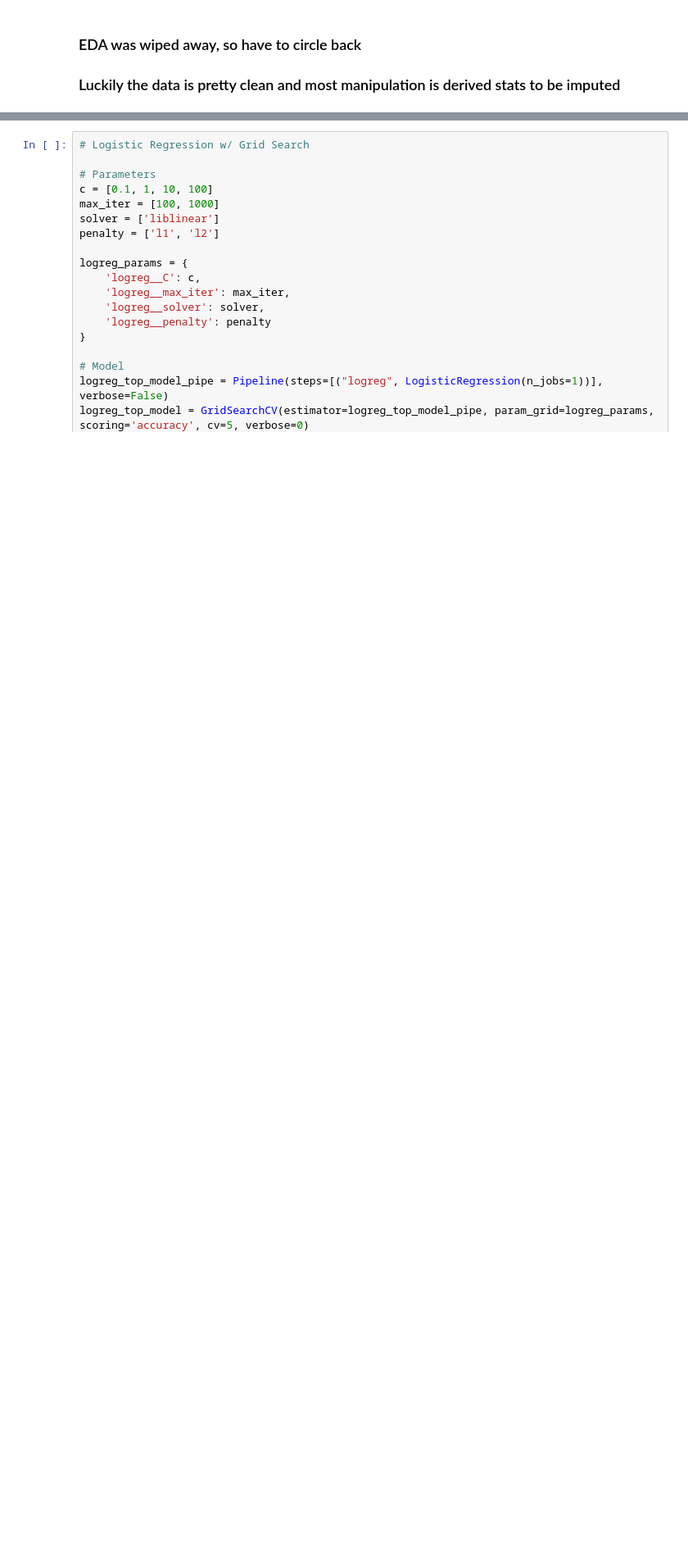
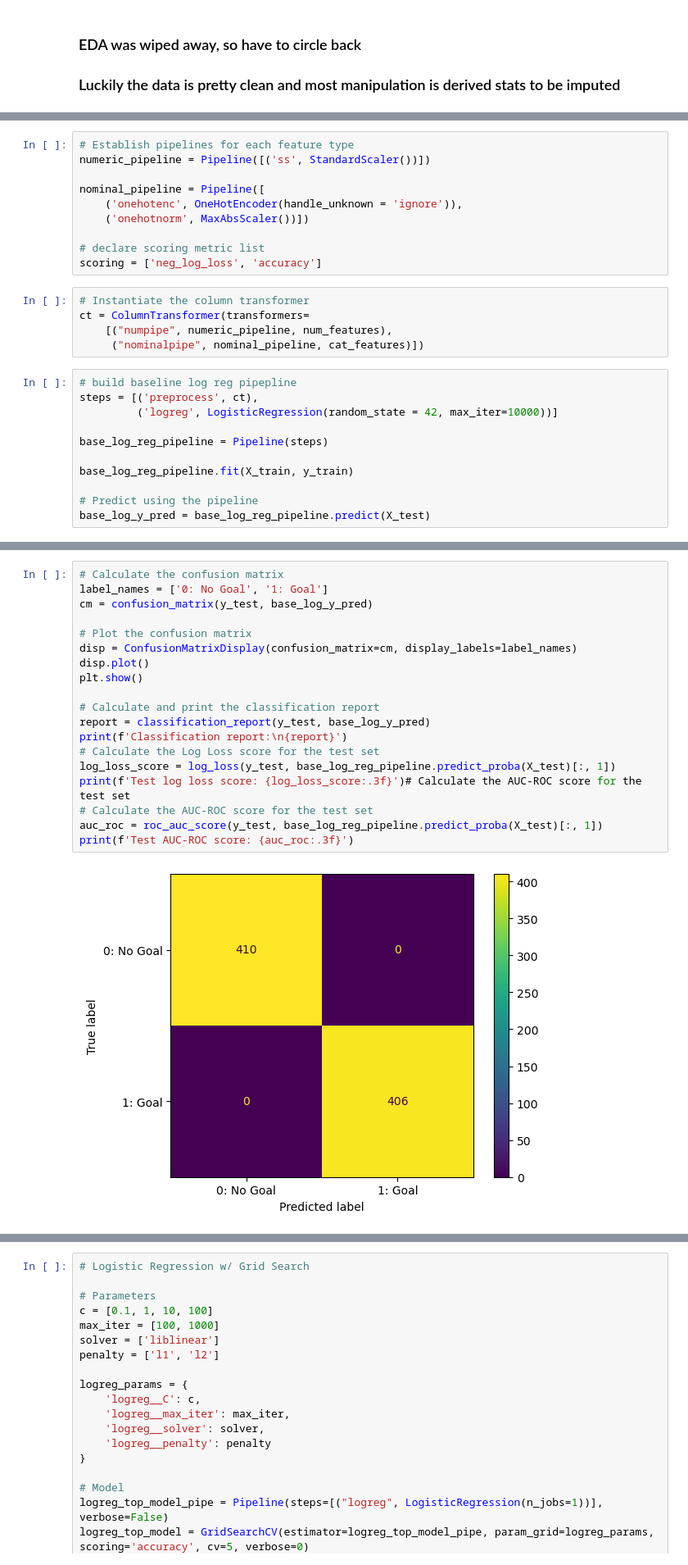
Before and after one commit to jbenasuli/nhl-predictons, a Jupyter notebook: nhl-predictions-sandbox.ipynb, the cells around one changed output, grey strips where cells are left out. Shown at 82% size. Cells and saved outputs as stored; diff of their text form; blank space fills up the shorter version.

```diff
--- a/nhl-predictions-sandbox.ipynb
+++ b/nhl-predictions-sandbox.ipynb
@@ -410,0 +713,26 @@ all_features =
+# %%
+# Establish pipelines for each feature type
+numeric_pipeline = Pipeline([('ss', StandardScaler())])
+
+nominal_pipeline = Pipeline([
+    ('onehotenc', OneHotEncoder(handle_unknown = 'ignore')),
+    ('onehotnorm', MaxAbsScaler())])
+
+# declare scoring metric list
+scoring = ['neg_log_loss', 'accuracy']
+# %%
+# Instantiate the column transformer
+ct = ColumnTransformer(transformers=
+    [("numpipe", numeric_pipeline, num_features),
+     ("nominalpipe", nominal_pipeline, cat_features)])
+# %%
+# build baseline log reg pipepline
+steps = [('preprocess', ct),
+         ('logreg', LogisticRegression(random_state = 42, max_iter=10000))]
+
+base_log_reg_pipeline = Pipeline(steps)
+
+base_log_reg_pipeline.fit(X_train, y_train)
+
+# Predict using the pipeline
+base_log_y_pred = base_log_reg_pipeline.predict(X_test)
@@ -410,0 +760,21 @@ all_features =
+# %%
+# Calculate the confusion matrix
+label_names = ['0: No Goal', '1: Goal']
+cm = confusion_matrix(y_test, base_log_y_pred)
+
+# Plot the confusion matrix
+disp = ConfusionMatrixDisplay(confusion_matrix=cm, display_labels=label_names)
+disp.plot()
+plt.show()
+
+# Calculate and print the classification report
+report = classification_report(y_test, base_log_y_pred)
+print(f'Classification report:\n{report}')
+# Calculate the Log Loss score for the test set
+log_loss_score = log_loss(y_test, base_log_reg_pipeline.predict_proba(X_test)[:, 1])
+print(f'Test log loss score: {log_loss_score:.3f}')# Calculate the AUC-ROC score for the test set
+# Calculate the AUC-ROC score for the test set
+auc_roc = roc_auc_score(y_test, base_log_reg_pipeline.predict_proba(X_test)[:, 1])
+print(f'Test AUC-ROC score: {auc_roc:.3f}')
+# %% [output]
+[figure, added]
```
Also changed, not shown: parts of 63 cells of this notebook.
